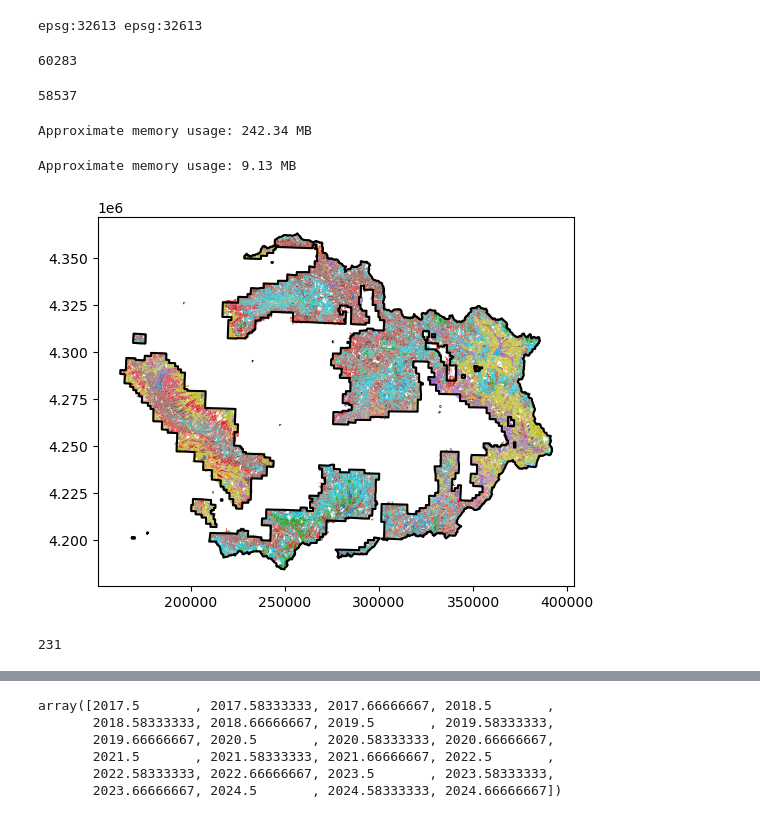
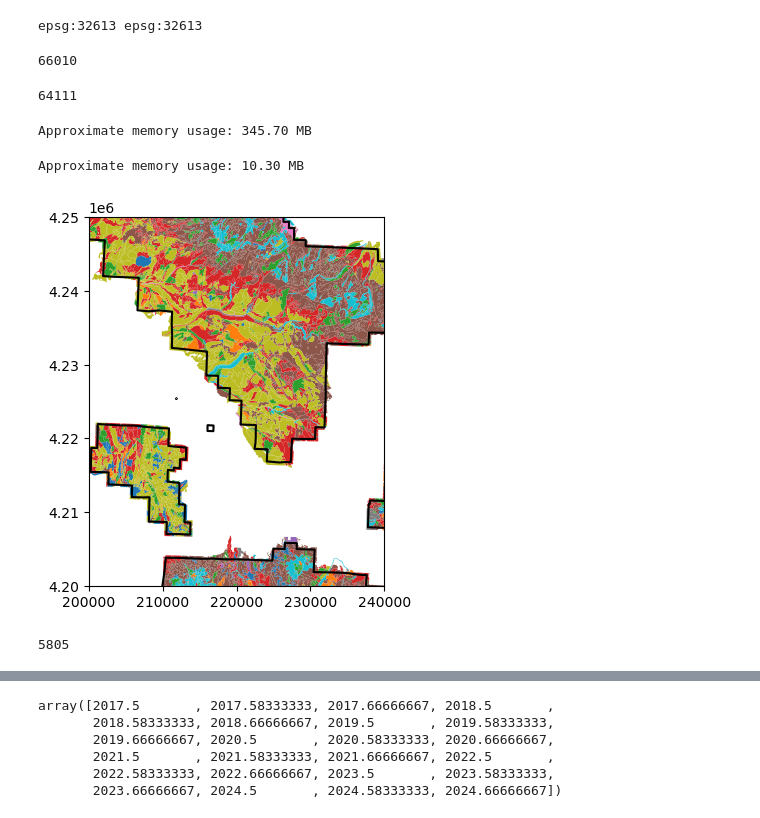
Before and after one commit to erin-carroll/SUHFER, a Jupyter notebook: model/fsveg_gmug_model.ipynb, the cells around one changed output, grey strips where cells are left out. Cells and saved outputs as stored; diff of their text form; code cells hidden in the pictures.

```diff
--- a/model/fsveg_gmug_model.ipynb
+++ b/model/fsveg_gmug_model.ipynb
@@ -35,7 +35,8 @@ indices = ['NDMI', 'NDVI']
 # load spatial data
 
 gmug = gpd.read_file(home+'data/spatial_data/gmug/').to_crs(32613)
-fsveg = gpd.read_file(home+'SUFHER/shp/FSVegSpatial2Feb2021.zip').to_crs(32613)
+# fsveg = gpd.read_file(home+'SUFHER/shp/FSVegSpatial2Feb2021/FSVegSpatial2Feb2021.shp').to_crs(32613)
+fsveg = gpd.read_file(home+'SUFHER/shp/FSVegSpatial2Feb2021.gpkg').to_crs(32613)
 print(fsveg.crs, gmug.crs)
 # %% [output]
 epsg:32613 epsg:32613
@@ -45,13 +46,13 @@ print(len(fsveg))
 fsveg = gpd.sjoin(fsveg, gmug, op='intersects')
 len(fsveg)
 # %% [output]
-60283
+66010
-58537
+64111
 # %%
 size_bytes = fsveg.memory_usage(deep=True).sum()
 print(f"Approximate memory usage: {size_bytes / 1e6:.2f} MB")
 # %% [output]
-Approximate memory usage: 242.34 MB
+Approximate memory usage: 345.70 MB
 # %%
 # filter fsveg to useful columns
 fsveg = fsveg[['ACRES', 'COVER_TYPE', 'STAND_ID', 'geometry']].reset_index()
@@ -59,21 +60,25 @@ fsveg = fsveg[['ACRES', 'COVER_TYPE', 'STAND_ID', 'geometry']].reset_index()
 size_bytes = fsveg.memory_usage(deep=True).sum()
 print(f"Approximate memory usage: {size_bytes / 1e6:.2f} MB")
 # %% [output]
-Approximate memory usage: 9.13 MB
+Approximate memory usage: 10.30 MB
 # %%
 # visualize
 fig, ax = plt.subplots()
 fsveg.plot(ax=ax, column='COVER_TYPE')
 gmug.boundary.plot(ax=ax, color='black')
+
+ax.set_xlim([200000, 240000])
+ax.set_ylim([4200000, 4250000])
+
 plt.show()
 # %% [output]
-[figure, old version]
+[figure, new version]
 # %%
 # STAND_ID is almost but not fully unique?? Need to assign a unique id
 print(len(fsveg) - len(fsveg.STAND_ID.unique()))
 fsveg['unique_id'] = range(0, len(fsveg))
 # %% [output]
-231
+5805
 # %%
 def raster_data_to_polygon(raster_fp, shp):
     name = raster_fp.split('/')[-1].strip('.tif')
```
Also changed, not shown: parts of 7 cells of this notebook, 44 other files.
